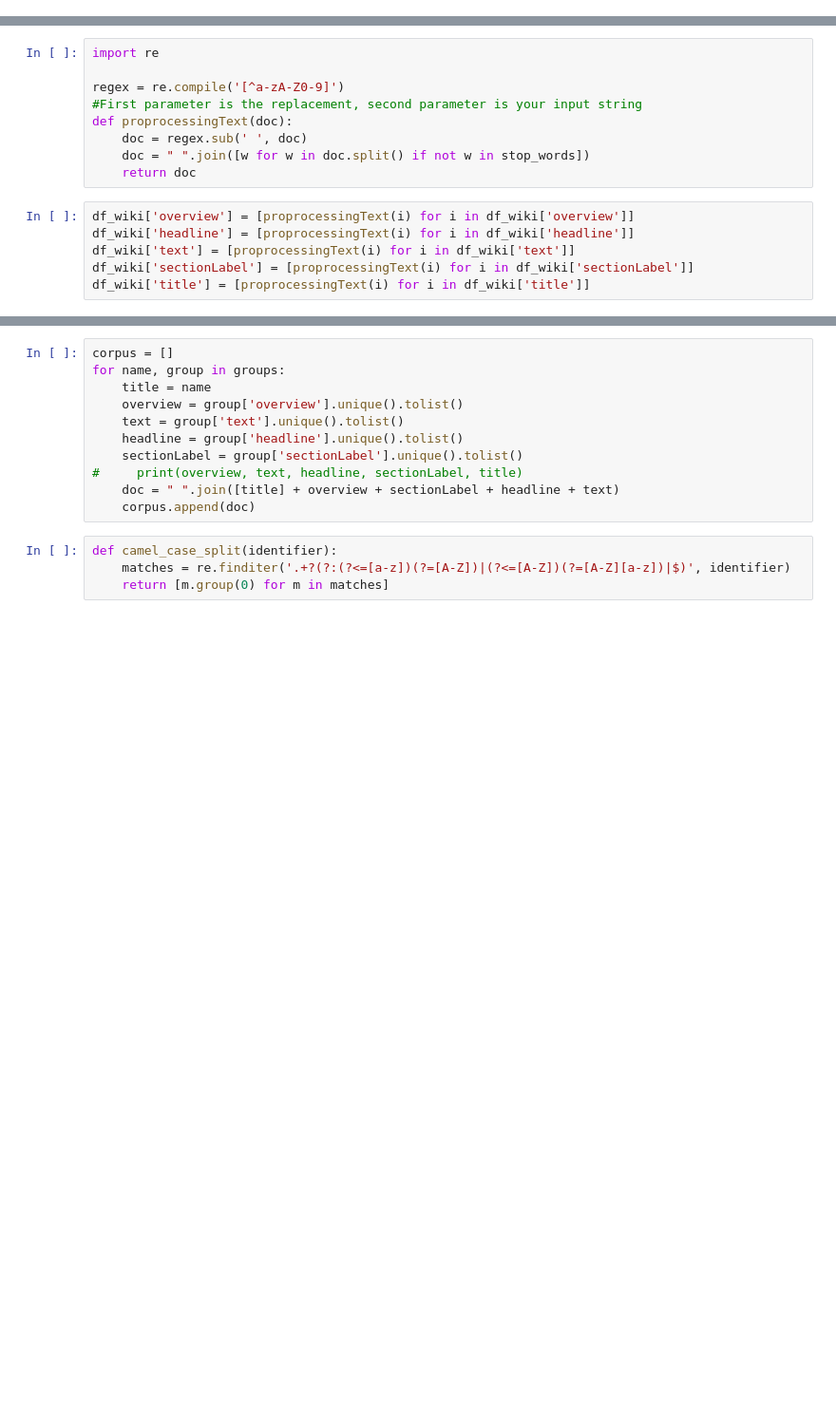
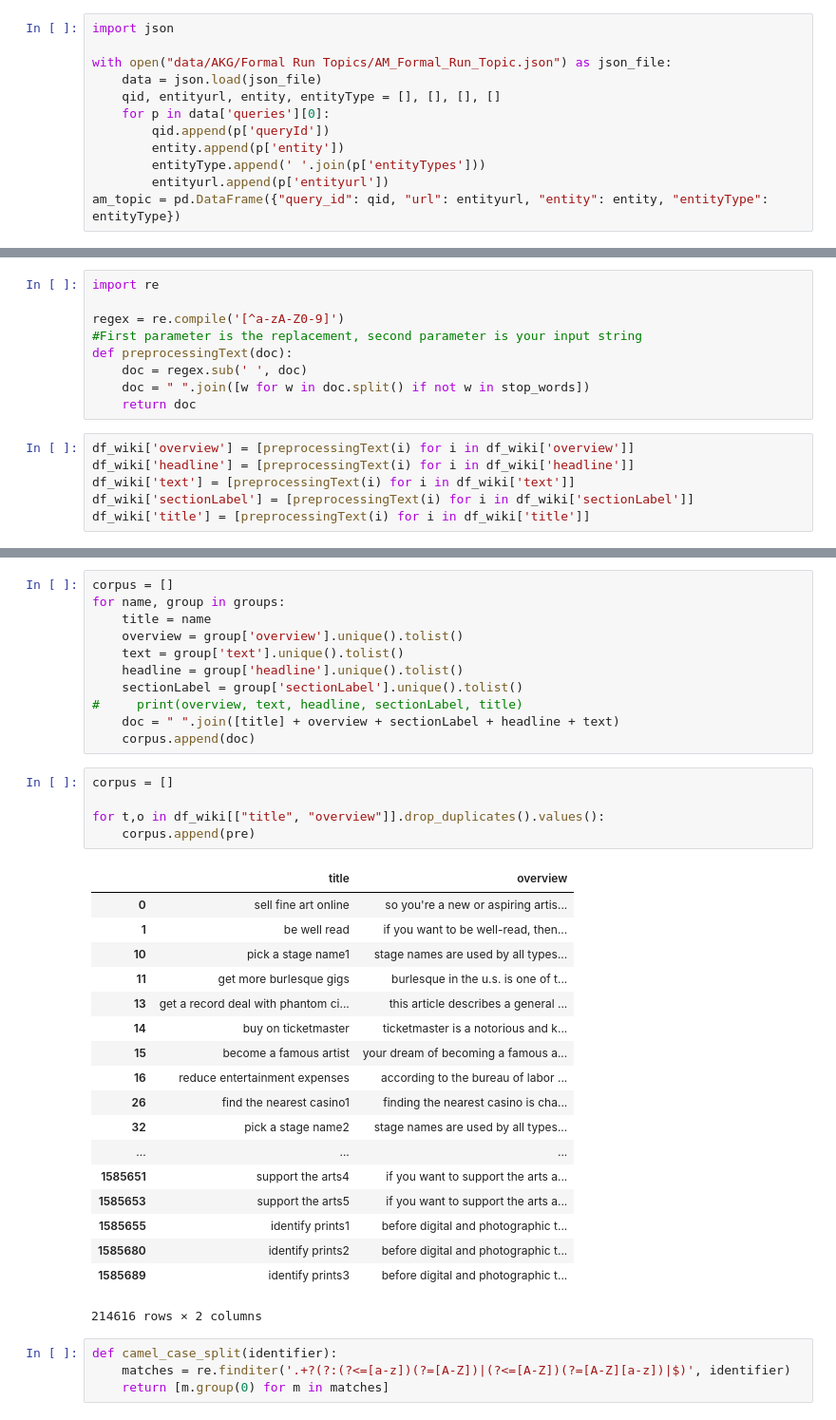
Before and after one commit to feay1234/WikiHow-Task-Based, a Jupyter notebook: AKG Experiments.ipynb, the cells around one changed output, grey strips where cells are left out. Shown: that part at 95% size. Cells and saved outputs as stored; diff of their text form; blank space fills up the shorter version.

```diff
--- a/AKG Experiments.ipynb
+++ b/AKG Experiments.ipynb
@@ -17,3 +76,15 @@ with open("data/AKG/Formal Run Topics/AKGG_Formal_Run_Topic.json") as json_file:
         entityType.append(' '.join(p['entityTypes']))
         action.append(p['action'])
 topic = pd.DataFrame({"query_id": qid, "query": query, "entity": entity, "entityType": entityType, "action":action})
+# %%
+import json
+
+with open("data/AKG/Formal Run Topics/AM_Formal_Run_Topic.json") as json_file:
+    data = json.load(json_file)
+    qid, entityurl, entity, entityType = [], [], [], []
+    for p in data['queries'][0]:
+        qid.append(p['queryId'])
+        entity.append(p['entity'])
+        entityType.append(' '.join(p['entityTypes']))
+        entityurl.append(p['entityurl'])
+am_topic = pd.DataFrame({"query_id": qid, "url": entityurl, "entity": entity, "entityType": entityType})
@@ -104,16 +220,16 @@ import re
 
 regex = re.compile('[^a-zA-Z0-9]')
 #First parameter is the replacement, second parameter is your input string
-def proprocessingText(doc):
+def preprocessingText(doc):
     doc = regex.sub(' ', doc)
     doc = " ".join([w for w in doc.split() if not w in stop_words])
     return doc
 # %%
-df_wiki['overview'] = [proprocessingText(i) for i in df_wiki['overview']]
-df_wiki['headline'] = [proprocessingText(i) for i in df_wiki['headline']]
-df_wiki['text'] = [proprocessingText(i) for i in df_wiki['text']]
-df_wiki['sectionLabel'] = [proprocessingText(i) for i in df_wiki['sectionLabel']]
-df_wiki['title'] = [proprocessingText(i) for i in df_wiki['title']]
+df_wiki['overview'] = [preprocessingText(i) for i in df_wiki['overview']]
+df_wiki['headline'] = [preprocessingText(i) for i in df_wiki['headline']]
+df_wiki['text'] = [preprocessingText(i) for i in df_wiki['text']]
+df_wiki['sectionLabel'] = [preprocessingText(i) for i in df_wiki['sectionLabel']]
+df_wiki['title'] = [preprocessingText(i) for i in df_wiki['title']]
 # %%
 %%time
 queries = [q.lower() for q in df['query'].unique()]
@@ -216,6 +271,30 @@ for name, group in groups:
 #     print(overview, text, headline, sectionLabel, title)
     doc = " ".join([title] + overview + sectionLabel + headline + text)
     corpus.append(doc)
+# %%
+corpus = []
+
+for t,o in df_wiki[["title", "overview"]].drop_duplicates().values():
+    corpus.append(pre)
+# %% [output]
+|  | title | overview |
+| 0 | sell fine art online | so you're a new or aspiring artis... |
+| 1 | be well read | if you want to be well-read, then... |
+| 10 | pick a stage name1 | stage names are used by all types... |
+| 11 | get more burlesque gigs | burlesque in the u.s. is one of t... |
+| 13 | get a record deal with phantom ci... | this article describes a general ... |
+| 14 | buy on ticketmaster | ticketmaster is a notorious and k... |
+| 15 | become a famous artist | your dream of becoming a famous a... |
+| 16 | reduce entertainment expenses | according to the bureau of labor ... |
+| 26 | find the nearest casino1 | finding the nearest casino is cha... |
+| 32 | pick a stage name2 | stage names are used by all types... |
+| ... | ... | ... |
+| 1585651 | support the arts4 | if you want to support the arts a... |
+| 1585653 | support the arts5 | if you want to support the arts a... |
+| 1585655 | identify prints1 | before digital and photographic t... |
+| 1585680 | identify prints2 | before digital and photographic t... |
+| 1585689 | identify prints3 | before digital and photographic t... |
+214616 rows × 2 columns
 # %%
 def camel_case_split(identifier):
     matches = re.finditer('.+?(?:(?<=[a-z])(?=[A-Z])|(?<=[A-Z])(?=[A-Z][a-z])|$)', identifier)
```
Also changed, not shown: parts of 42 cells of this notebook.
